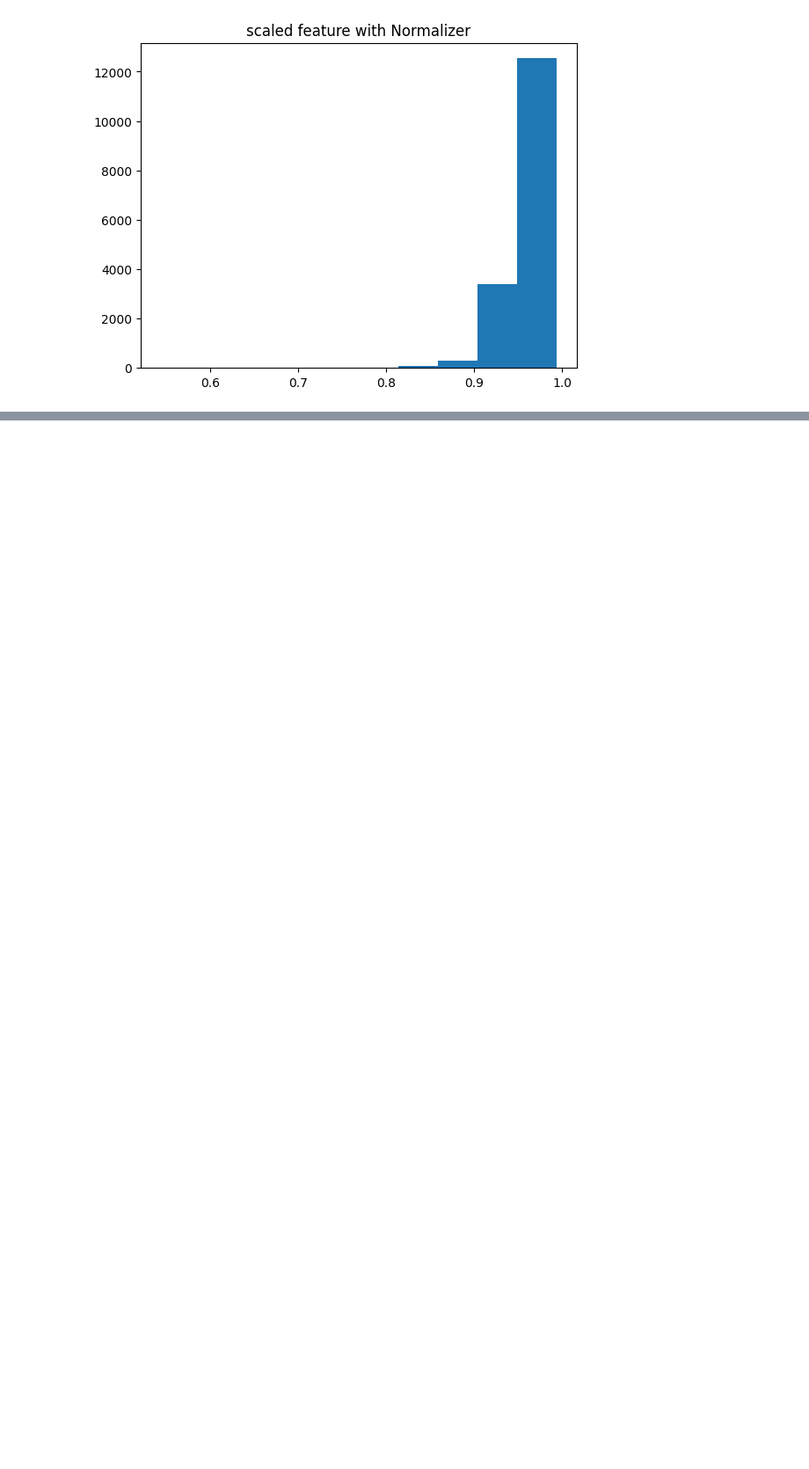
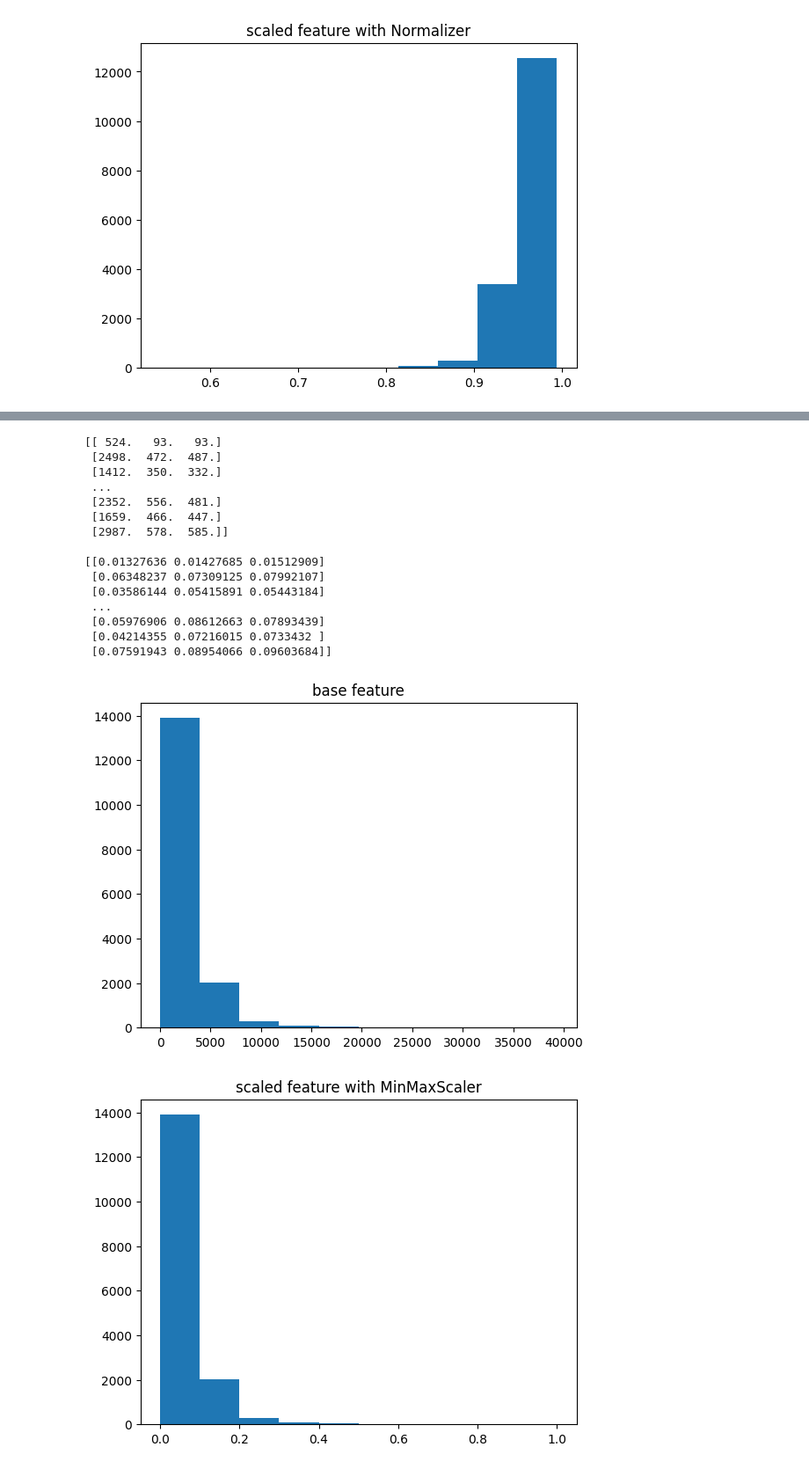
Before and after one commit to Alireza2317/feature_engineering, a Jupyter notebook: feature_engineering.ipynb, the cells around one changed output, grey strips where cells are left out. Shown at 88% size. Cells and saved outputs as stored; diff of their text form; code cells hidden in the pictures; blank space fills up the shorter version.

```diff
--- a/feature_engineering.ipynb
+++ b/feature_engineering.ipynb
@@ -224,0 +227,34 @@ plt.show()
+# %%
+minmaxscaler = MinMaxScaler().fit(X_train_rooms)
+
+X_train_rooms_mmscaled = minmaxscaler.transform(X_train_rooms)
+print(
+	X_train_rooms,
+	X_train_rooms_mmscaled,
+	sep='\n\n'
+)
+
+plt.title('base feature')
+plt.hist(X_train_rooms[:, 0])
+plt.figure()
+plt.title('scaled feature with MinMaxScaler')
+plt.hist(X_train_rooms_mmscaled[:, 0])
+plt.show()
+# %% [output]
+[[ 524.   93.   93.]
+ [2498.  472.  487.]
+ [1412.  350.  332.]
+ ...
+ [2352.  556.  481.]
+ [1659.  466.  447.]
+ [2987.  578.  585.]]
+
+[[0.01327636 0.01427685 0.01512909]
+ [0.06348237 0.07309125 0.07992107]
+ [0.03586144 0.05415891 0.05443184]
+ ...
+ [0.05976906 0.08612663 0.07893439]
+ [0.04214355 0.07216015 0.0733432 ]
+ [0.07591943 0.08954066 0.09603684]]
+[figure, added]
+[figure, added]
```
Also changed, not shown: parts of 14 cells of this notebook.
